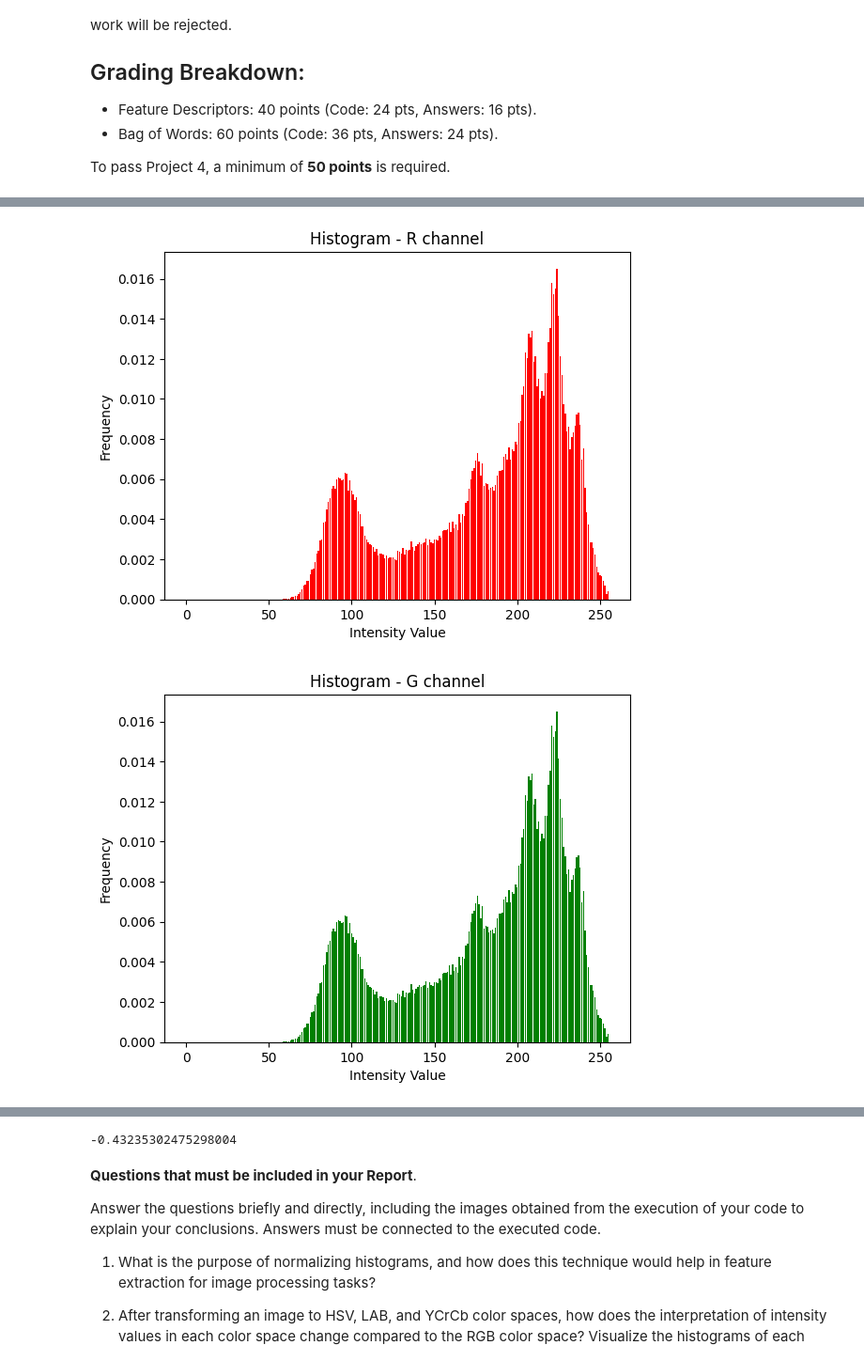
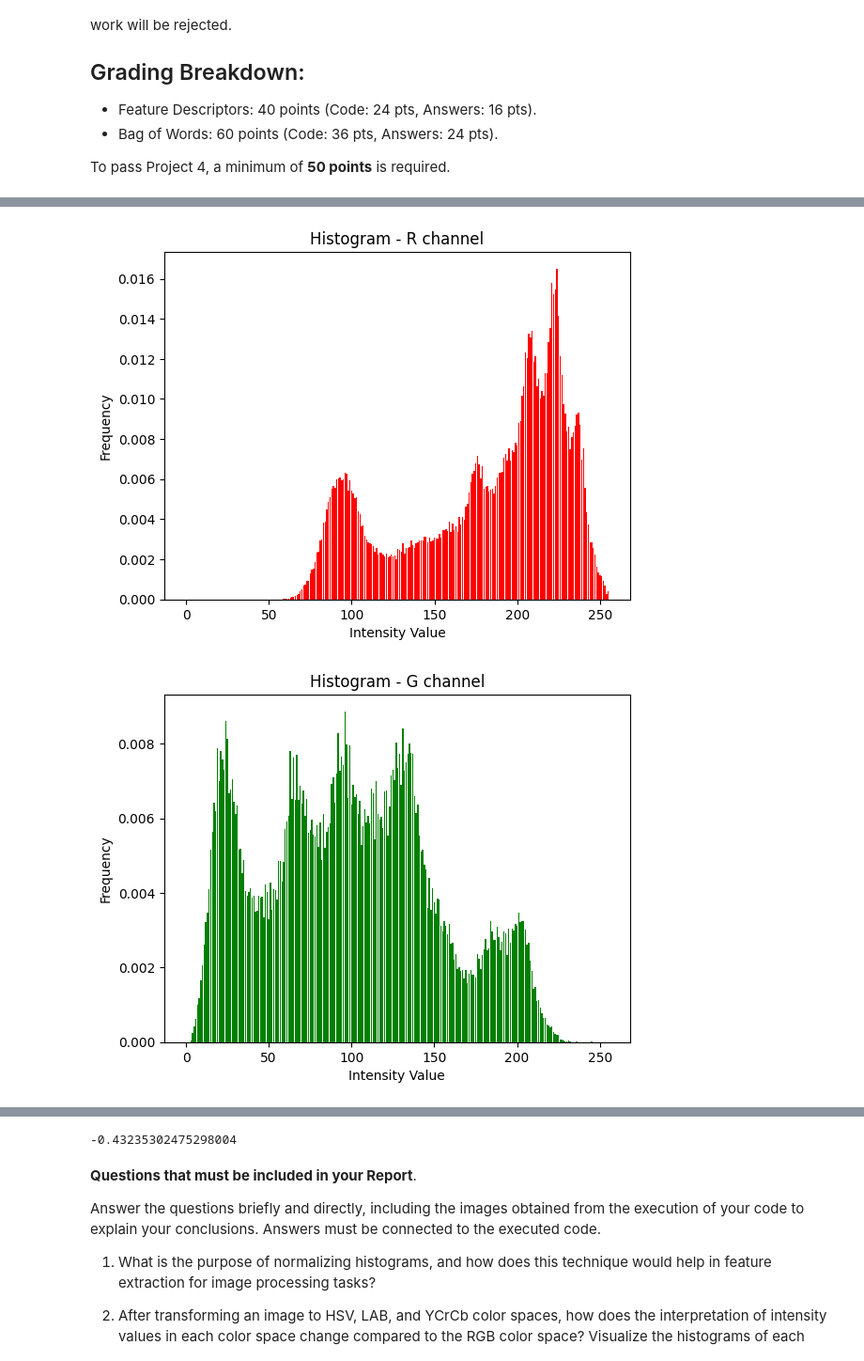
Before and after one commit to EricPrz/Proyecto-4-Vision-Por-Computador, a Jupyter notebook: Project4.ipynb, the cells around one changed output, grey strips where cells are left out. Shown at 94% size. Cells and saved outputs as stored; diff of their text form; code cells hidden in the pictures.

Commit message:
fixed histograms plotting

```diff
--- a/Project4.ipynb
+++ b/Project4.ipynb
@@ -92,38 +92,38 @@ plt.show()
 # Normalized histograms for RGB color space
 # Your Code goes Here!
 hist_r = compute_normalized_histogram(image, "R")
-plot_histogram(hist, "R")
+plot_histogram(hist_r, "R")
 hist_g = compute_normalized_histogram(image, "G")
-plot_histogram(hist, "G")
+plot_histogram(hist_g, "G")
 hist_b = compute_normalized_histogram(image, "B")
-plot_histogram(hist, "B")
+plot_histogram(hist_b, "B")
 
 # Convert the image into other color spaces
 # Your Code goes Here!
 image_hsv = cv2.cvtColor(image, cv2.COLOR_RGB2HSV)
 
 # Normalized histograms for other color spaces
 # Your Code goes Here!
 hist_h = compute_normalized_histogram(image_hsv, "H")
-plot_histogram(hist, "H")
+plot_histogram(hist_h, "H")
 hist_s = compute_normalized_histogram(image_hsv, "S")
-plot_histogram(hist, "S")
+plot_histogram(hist_s, "S")
 hist_v = compute_normalized_histogram(image_hsv, "V")
-plot_histogram(hist, "V")
+plot_histogram(hist_v, "V")
 
 # Comparing histograms (e.g., correlation)
 def compare_histograms(hist1, hist2):
     """
     Compare two histograms using correlation.
     """
     # Your Code goes Here!
     comparedHist = cv2.compareHist(hist1, hist2, cv2.HISTCMP_CORREL)
     return comparedHist
 
 # Compare histograms
 # Your Code goes Here!
 compare_histograms(hist_r, hist_g)
 # %% [output]
 [figure]
-[figure, old version]
+[figure, new version]
-[figure, old version]
+[figure, new version]
```
Also changed, not shown: parts of 4 cells of this notebook.
